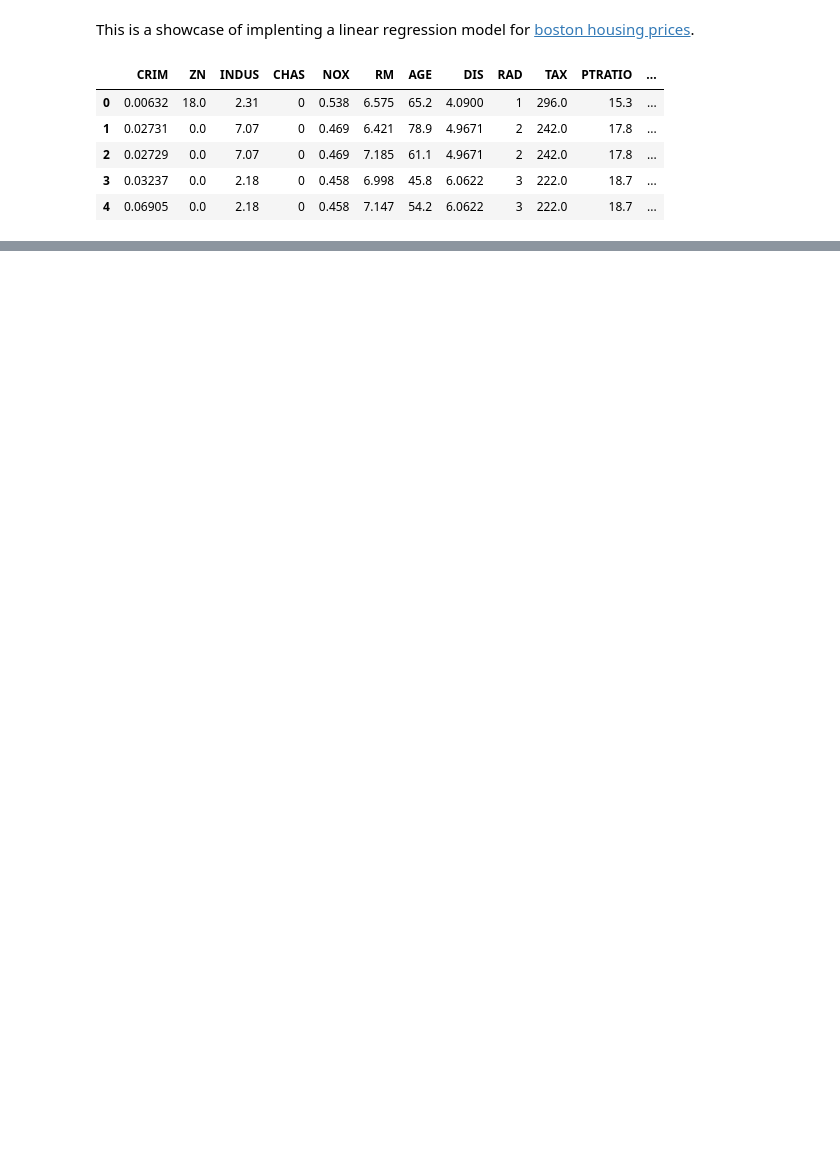
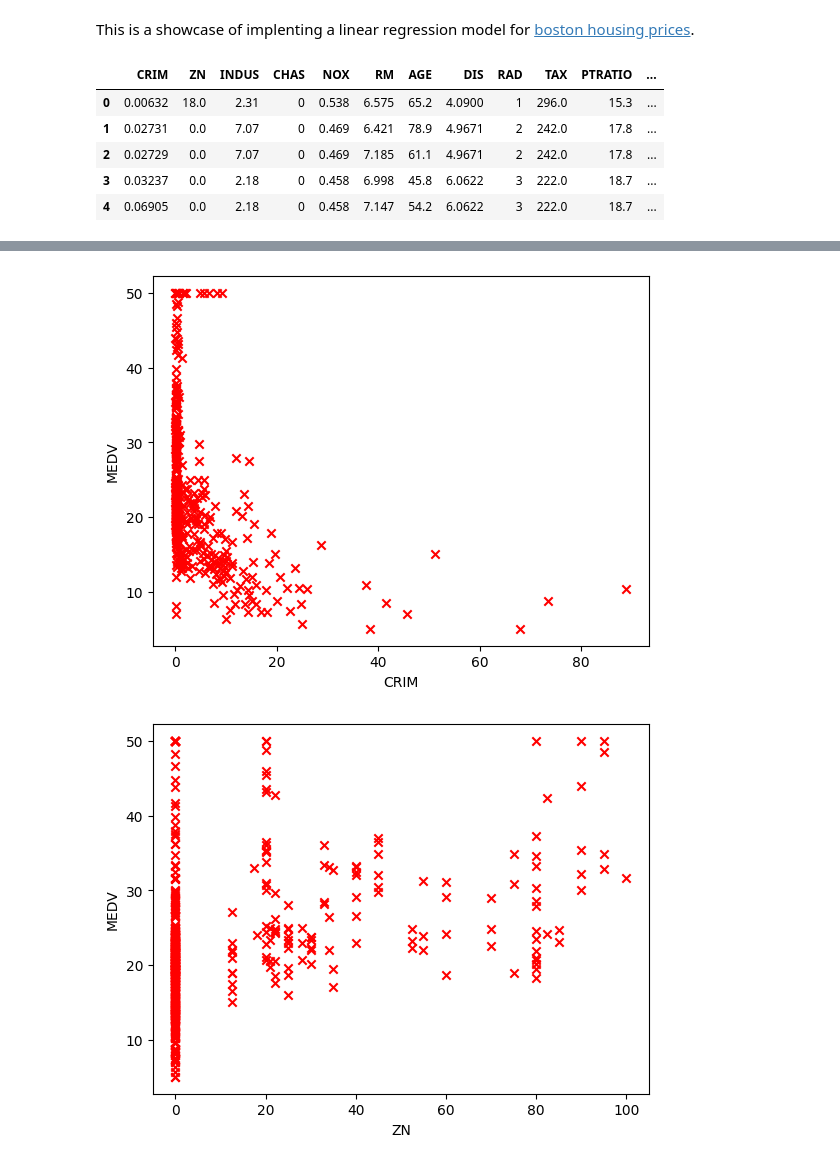
Before and after one commit to Mika-Matti/HousingLinearRegressionModel, a Jupyter notebook: Housing_Linear_Regression.ipynb, the cells around one changed output, grey strips where cells are left out. Drawn from its saved outputs; the diff is of its cells as text; code cells hidden in the pictures; blank space fills up the shorter version.

Commit message:
Before splitting data, visualize the data and remove any variables that do not significantly add into the model

```diff
--- a/Housing_Linear_Regression.ipynb
+++ b/Housing_Linear_Regression.ipynb
@@ -33,0 +49,10 @@ data.head() # Print the first rows of data to see it was imported properly
+# %%
+# Create scatter plots to visualize relationships of each feature with the target variable
+for col in X.columns:
+    plt.scatter(X[col], y, marker='x', c='r')
+    plt.xlabel(col)
+    plt.ylabel(cols[-1])
+    plt.show()
+# %% [output]
+[figure, added]
+[figure, added]
```
Also changed, not shown: parts of 10 cells of this notebook.
